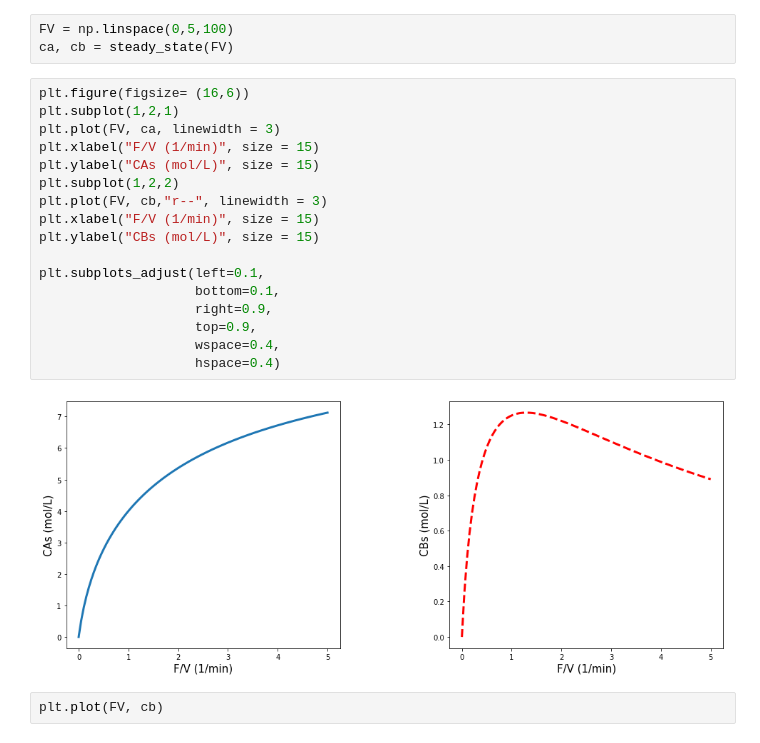
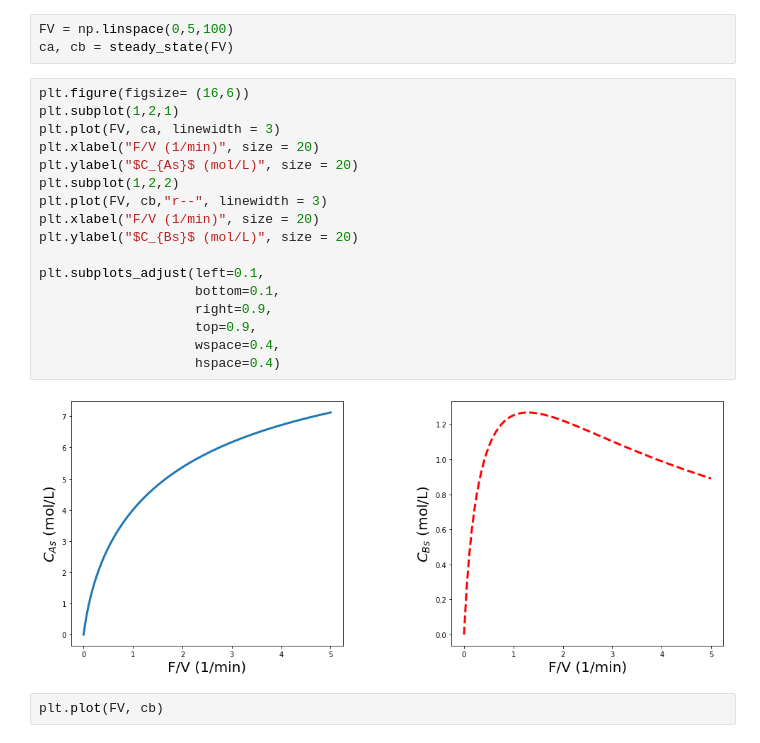
Before and after one commit to JuanM-GG/modelos-tesis, a Jupyter notebook: EJEMPLO_2_REAC.ipynb, the cells around one changed output. Cells and saved outputs as stored; diff of their text form.

```diff
--- a/EJEMPLO_2_REAC.ipynb
+++ b/EJEMPLO_2_REAC.ipynb
@@ -48,22 +51,22 @@ ca, cb = steady_state(FV)
 # %%
 plt.figure(figsize= (16,6))
 plt.subplot(1,2,1)
 plt.plot(FV, ca, linewidth = 3)
-plt.xlabel("F/V (1/min)", size = 15)
-plt.ylabel("CAs (mol/L)", size = 15)
+plt.xlabel("F/V (1/min)", size = 20)
+plt.ylabel("$C_{As}$ (mol/L)", size = 20)
 plt.subplot(1,2,2)
 plt.plot(FV, cb,"r--", linewidth = 3)
-plt.xlabel("F/V (1/min)", size = 15)
-plt.ylabel("CBs (mol/L)", size = 15)
+plt.xlabel("F/V (1/min)", size = 20)
+plt.ylabel("$C_{Bs}$ (mol/L)", size = 20)
 
 plt.subplots_adjust(left=0.1,
                     bottom=0.1,
                     right=0.9,
                     top=0.9,
                     wspace=0.4,
                     hspace=0.4)
 # %% [output]
-[figure, old version]
+[figure, new version]
 # %%
 plt.plot(FV, cb)
 # %% [output]
```
Also changed, not shown: parts of 9 cells of this notebook.
